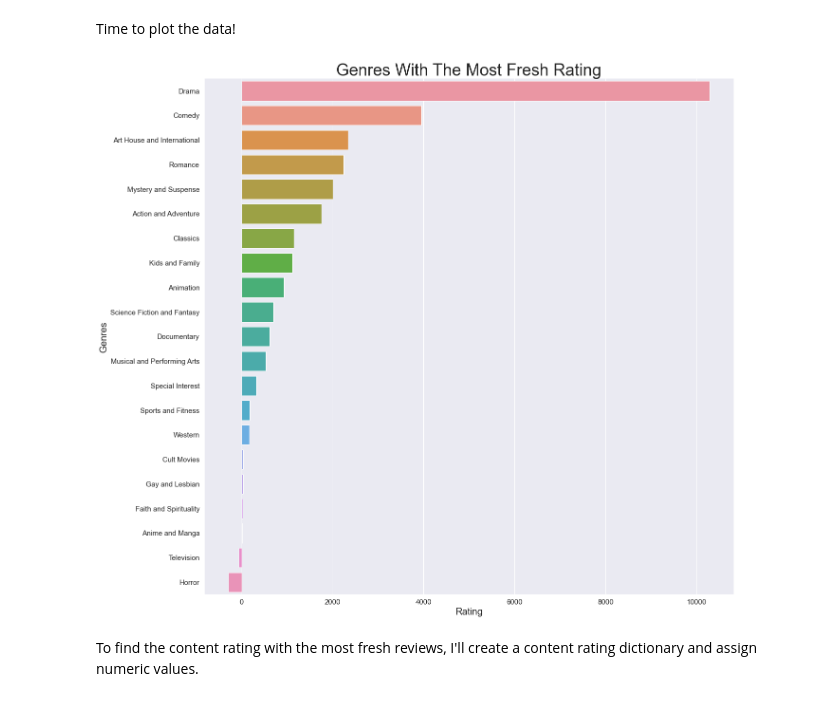
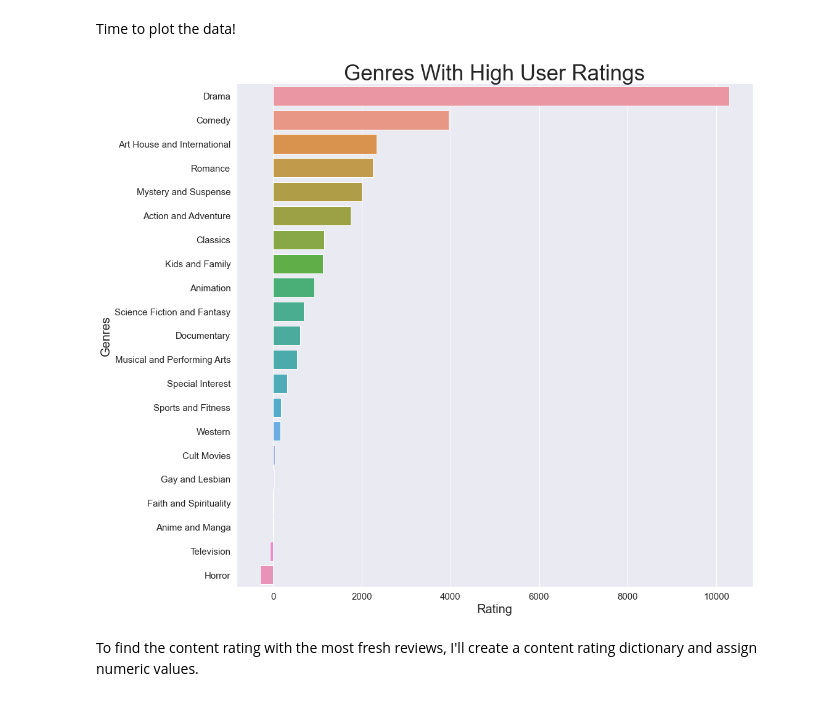
Before and after one commit to bnittalee/Movie_analysis, a Jupyter notebook: Movie_Analysis_Notebook.ipynb, the cells around one changed output. Drawn from its saved outputs; the diff is of its cells as text; code cells hidden in the pictures.

```diff
--- a/Movie_Analysis_Notebook.ipynb
+++ b/Movie_Analysis_Notebook.ipynb
@@ -464,24 +536,24 @@ Time to plot the data!
 # %%
 #set figure and specify plot size
 sns.set_style('darkgrid')
 sns.set_palette('Set2')
 
 #plot dataframe
 sns.barplot(data=genre_numeric_rating, x="numeric_rating", y="genre", ci=None)
 sns.set(rc = {'figure.figsize':(20,15)})
 
 #set ticks, labels, and title
-plt.title('Genres With The Most Fresh Rating', fontsize=35, fontname='Arial')
+plt.title('Genres With High User Ratings', fontsize=35, fontname='Arial')
 plt.xlabel('Rating', fontsize=20, fontname='Arial')
 plt.ylabel('Genres', fontsize=20, fontname='Arial')
 plt.xticks(fontsize=15, fontname='Arial')
 plt.yticks(fontsize=15, fontname='Arial')
 
 
 sns.despine()
 plt.show()
 # %% [output]
-[figure, old version]
+[figure, new version]
 # %% [markdown]
 To find the content rating with the most fresh reviews, I'll create a content rating dictionary and assign numeric values.
 # %%
```
Also changed, not shown: parts of 20 cells of this notebook, 2 other files.
